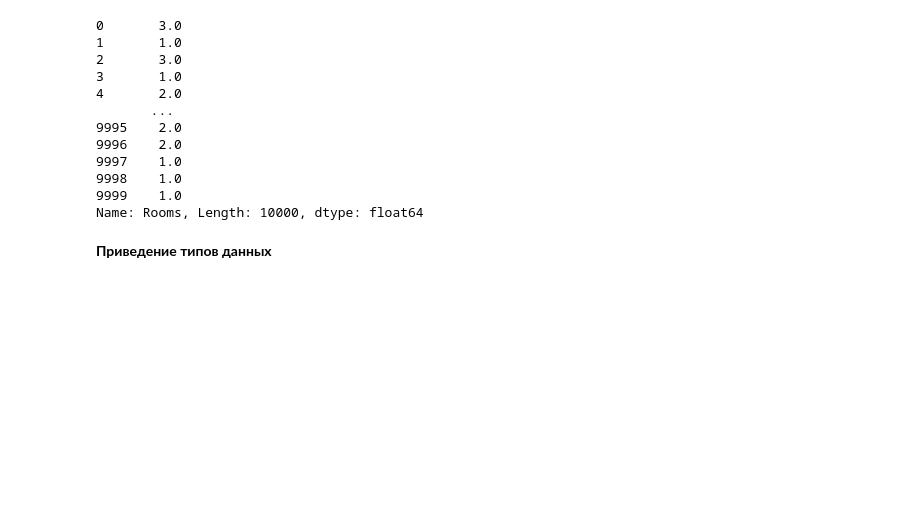
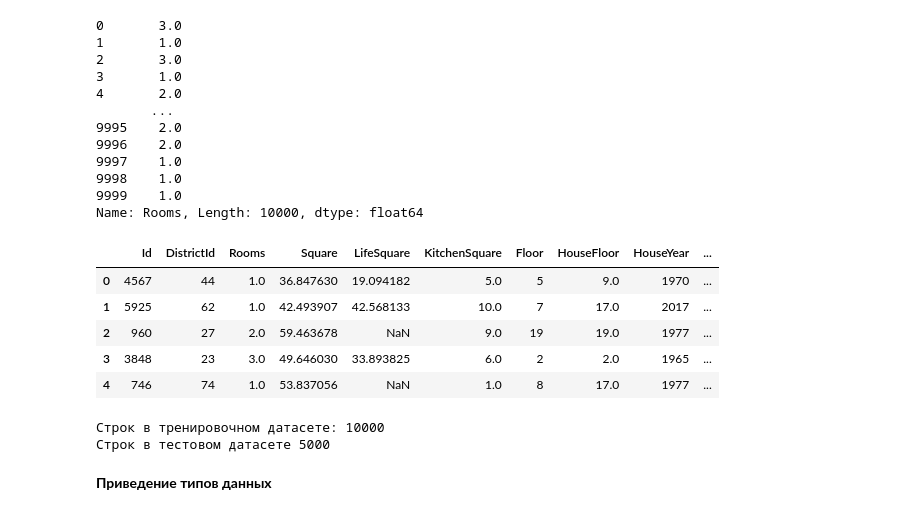
Before and after one commit to vit050587/Kaggle-Competition-Price-Prediction, a Jupyter notebook: Price_Prediction.ipynb, the cells around one changed output. Cells and saved outputs as stored; diff of their text form; code cells hidden in the pictures; blank space fills up the shorter version.

```diff
--- a/Price_Prediction.ipynb
+++ b/Price_Prediction.ipynb
@@ -97,6 +135,24 @@ df['Rooms']
 9998    1.0
 9999    1.0
 Name: Rooms, Length: 10000, dtype: float64
+# %%
+# просмотр тестового датасета:
+test_df = pd.read_csv(TEST_DATASET_PATH)
+test_df.head()
+# %% [output]
+|  | Id | DistrictId | Rooms | Square | LifeSquare | KitchenSquare | Floor | HouseFloor | HouseYear | ... |
+| 0 | 4567 | 44 | 1.0 | 36.847630 | 19.094182 | 5.0 | 5 | 9.0 | 1970 | ... |
+| 1 | 5925 | 62 | 1.0 | 42.493907 | 42.568133 | 10.0 | 7 | 17.0 | 2017 | ... |
+| 2 | 960 | 27 | 2.0 | 59.463678 | NaN | 9.0 | 19 | 19.0 | 1977 | ... |
+| 3 | 3848 | 23 | 3.0 | 49.646030 | 33.893825 | 6.0 | 2 | 2.0 | 1965 | ... |
+| 4 | 746 | 74 | 1.0 | 53.837056 | NaN | 1.0 | 8 | 17.0 | 1977 | ... |
+# %%
+# просмотр количества строк в датасетах:
+print('Строк в тренировочном датасете:', train_df.shape[0])
+print('Строк в тестовом датасете', test_df.shape[0])
+# %% [output]
+Строк в тренировочном датасете: 10000
+Строк в тестовом датасете 5000
 # %% [markdown]
 **Приведение типов данных**
 # %%
```
Also changed, not shown: parts of 88 cells of this notebook.
